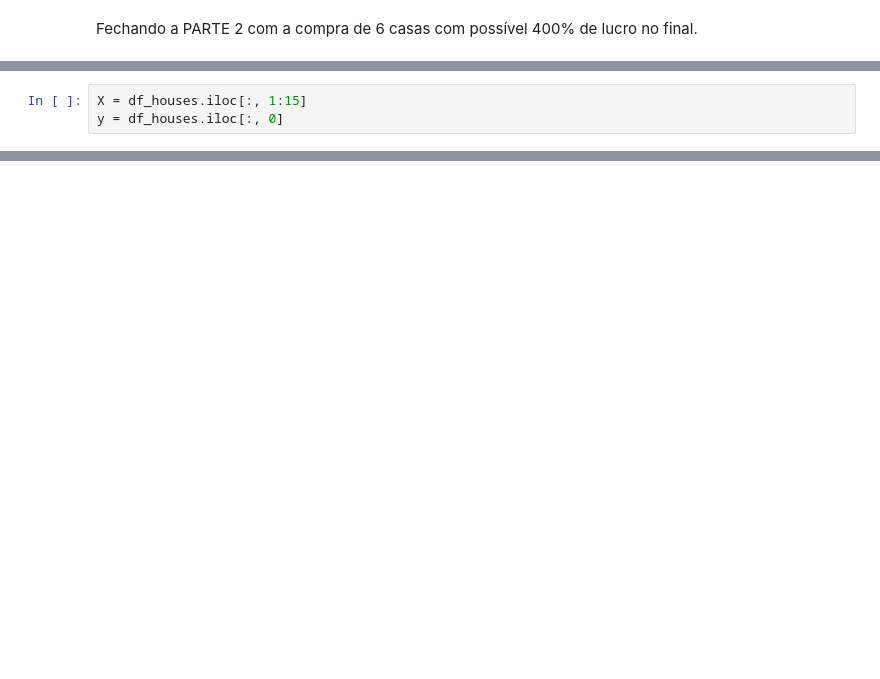
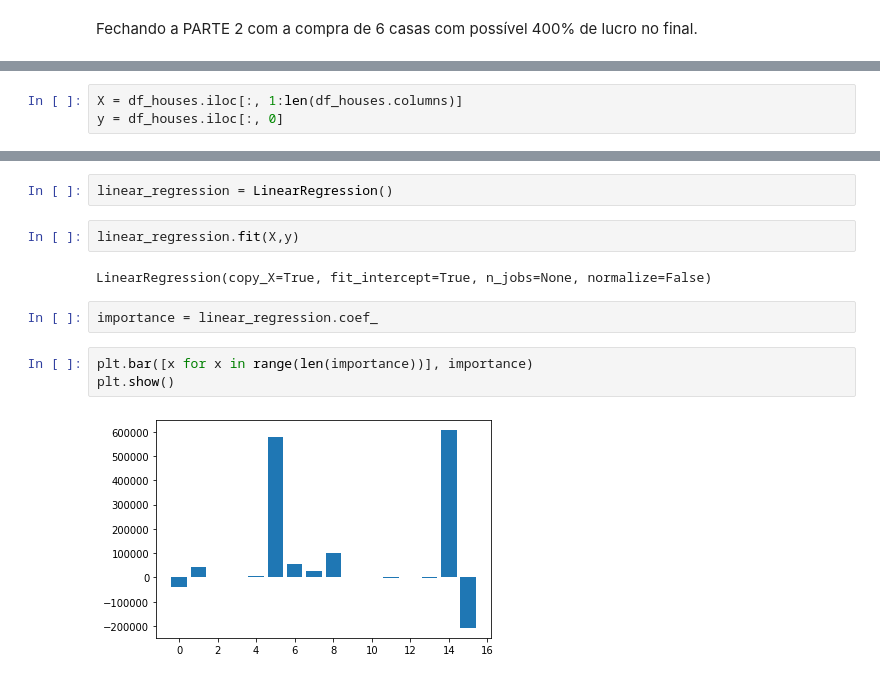
Before and after one commit to ferrarirenan/ProjectCiclyc, a Jupyter notebook: Project_Cyclic_Which_house_buy.ipynb, the cells around one changed output, grey strips where cells are left out. Cells and saved outputs as stored; diff of their text form; blank space fills up the shorter version.

```diff
--- a/Project_Cyclic_Which_house_buy.ipynb
+++ b/Project_Cyclic_Which_house_buy.ipynb
@@ -244,3 +278,3 @@ Fechando a PARTE 2 com a compra de 6 casas com possível 400% de lucro no final.
 # %%
-X = df_houses.iloc[:, 1:15]
+X = df_houses.iloc[:, 1:len(df_houses.columns)]
 y = df_houses.iloc[:, 0]
@@ -286,0 +294,13 @@ plt.show()
+# %%
+linear_regression = LinearRegression()
+# %%
+linear_regression.fit(X,y)
+# %% [output]
+LinearRegression(copy_X=True, fit_intercept=True, n_jobs=None, normalize=False)
+# %%
+importance = linear_regression.coef_
+# %%
+plt.bar([x for x in range(len(importance))], importance)
+plt.show()
+# %% [output]
+[figure, added]
```
Also changed, not shown: parts of 35 cells of this notebook.
